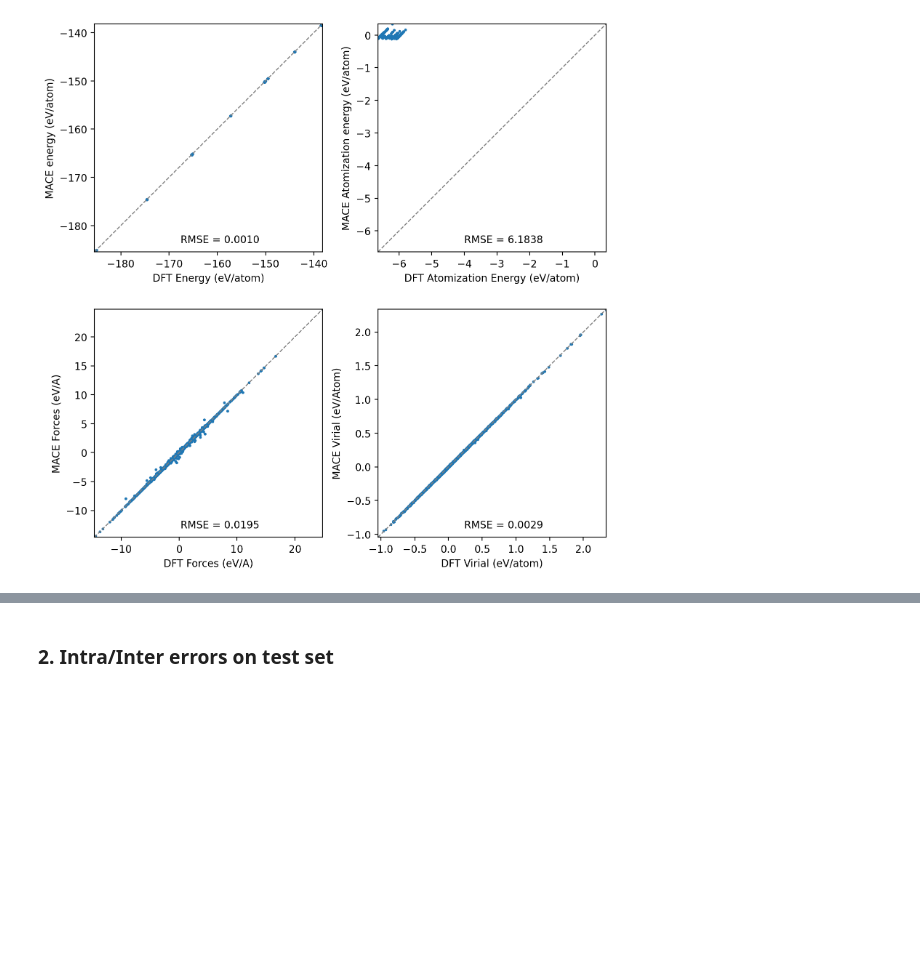
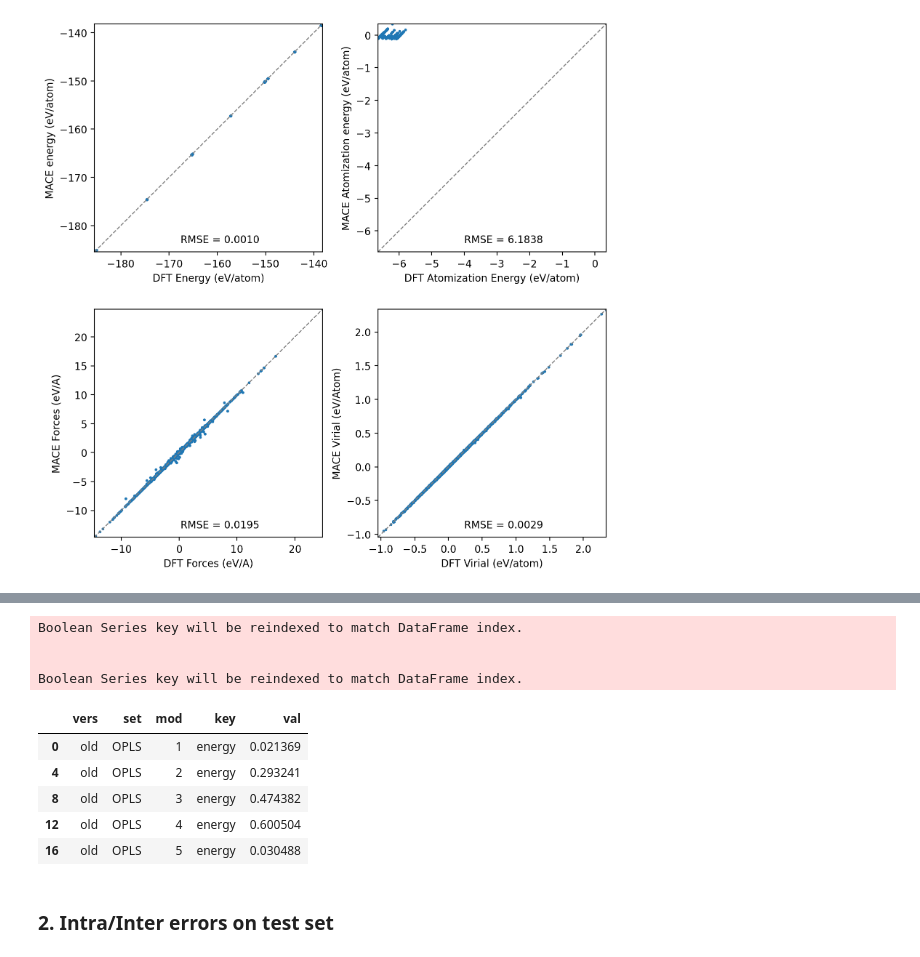
Before and after one commit to imagdau/dataTransferabilityMLIP, a Jupyter notebook: main.ipynb, the cells around one changed output, grey strips where cells are left out. Saved outputs shown, nothing was run; the diff lists cells and outputs as text; code cells hidden in the pictures; blank space fills up the shorter version.

```diff
--- a/main.ipynb
+++ b/main.ipynb
@@ -296,3 +296,16 @@ plt.savefig(figname, format='png', dpi=300)
+# %%
+rmse_df[rmse_df['set']=='OPLS'][rmse_df['vers']=='old'][rmse_df['key']=='energy']
+# %% [output]
+Boolean Series key will be reindexed to match DataFrame index.
+
+
+Boolean Series key will be reindexed to match DataFrame index.
+|  | vers | set | mod | key | val |
+| 0 | old | OPLS | 1 | energy | 0.021369 |
+| 4 | old | OPLS | 2 | energy | 0.293241 |
+| 8 | old | OPLS | 3 | energy | 0.474382 |
+| 12 | old | OPLS | 4 | energy | 0.600504 |
+| 16 | old | OPLS | 5 | energy | 0.030488 |
 # %% [markdown]
 ### 2. Intra/Inter errors on test set
 # %%
```
Also changed, not shown: parts of 5 cells of this notebook.
